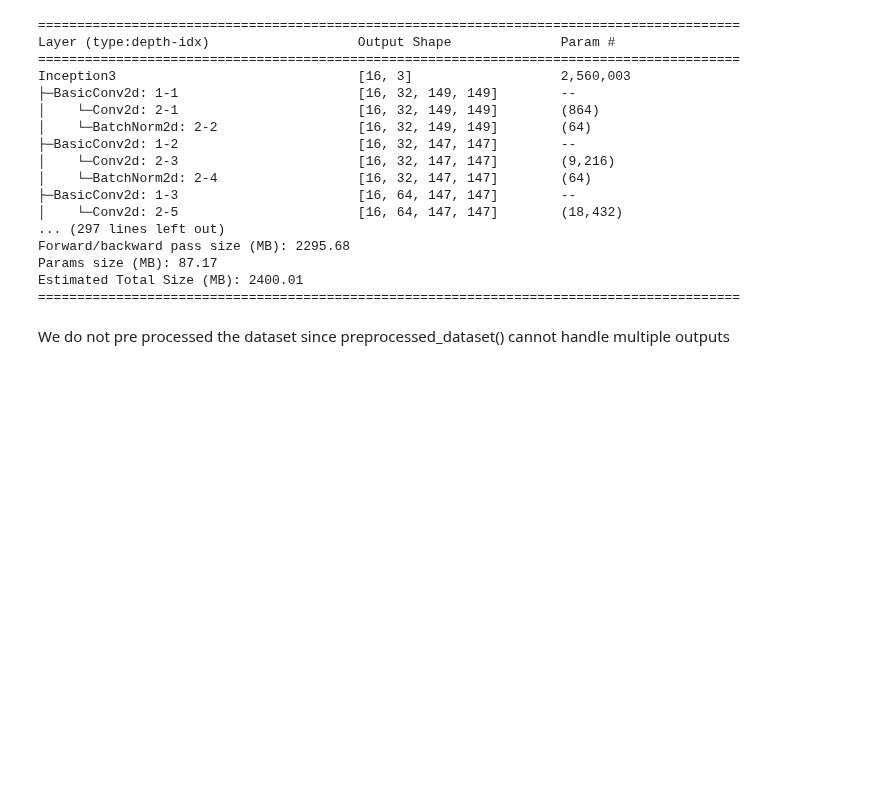
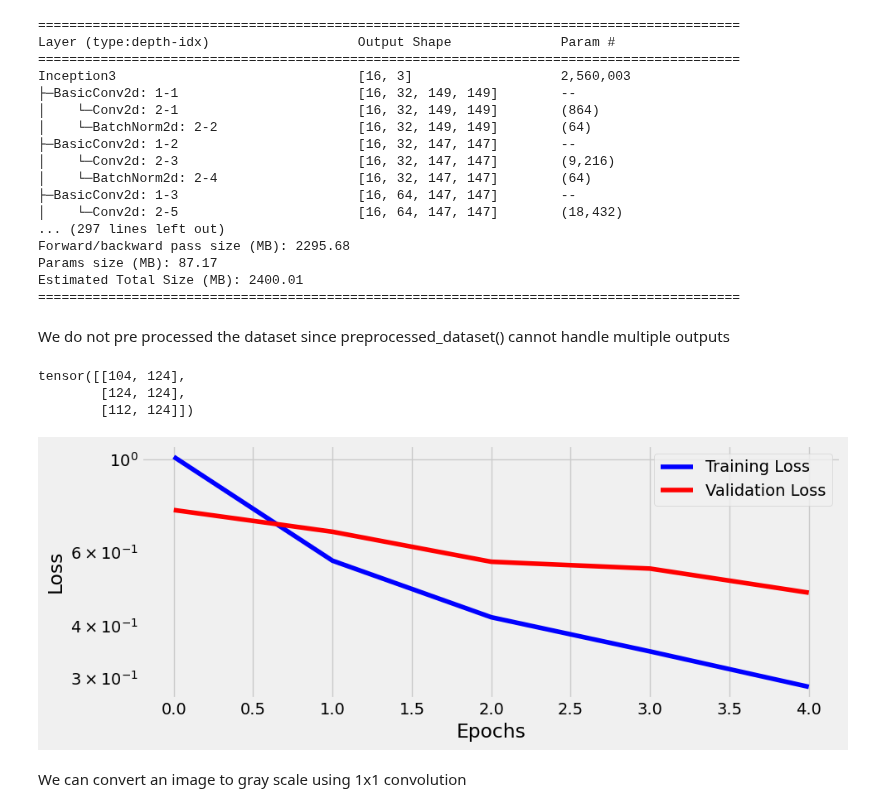
Before and after one commit to Anushkach/Deep-Learning, a Jupyter notebook: Deep Learning with Pytorch/transfer learning.ipynb, the cells around one changed output. Drawn from its saved outputs; the diff is of its cells as text; code cells hidden in the pictures; blank space fills up the shorter version.

Commit message:
inception

```diff
--- a/Deep Learning with Pytorch/transfer learning.ipynb
+++ b/Deep Learning with Pytorch/transfer learning.ipynb
@@ -315,3 +315,15 @@ val_loader=DataLoader(dataset=val_data,batch_size=16)
 # Model Training
 sbs_incep.set_loaders(train_loader,val_loader)
 sbs_incep.train(5)
+# %%
+sbs_incep.loader_apply(val_loader,sbs_incep.correct)
+# %% [output]
+tensor([[104, 124],
+        [124, 124],
+        [112, 124]])
+# %%
+sbs_incep.plot_losses()
+# %% [output]
+[figure, added]
+# %% [markdown]
+We can convert an image to gray scale using 1x1 convolution
```
Also changed, not shown: parts of 7 cells of this notebook.
